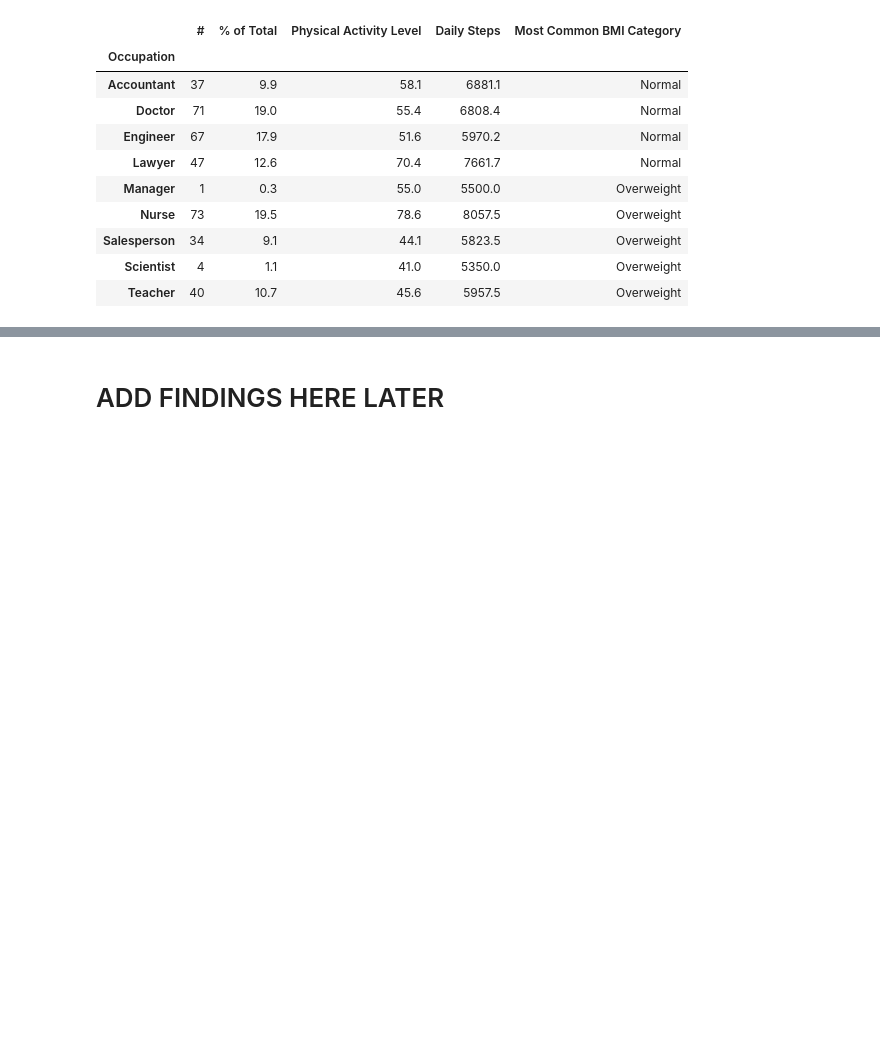
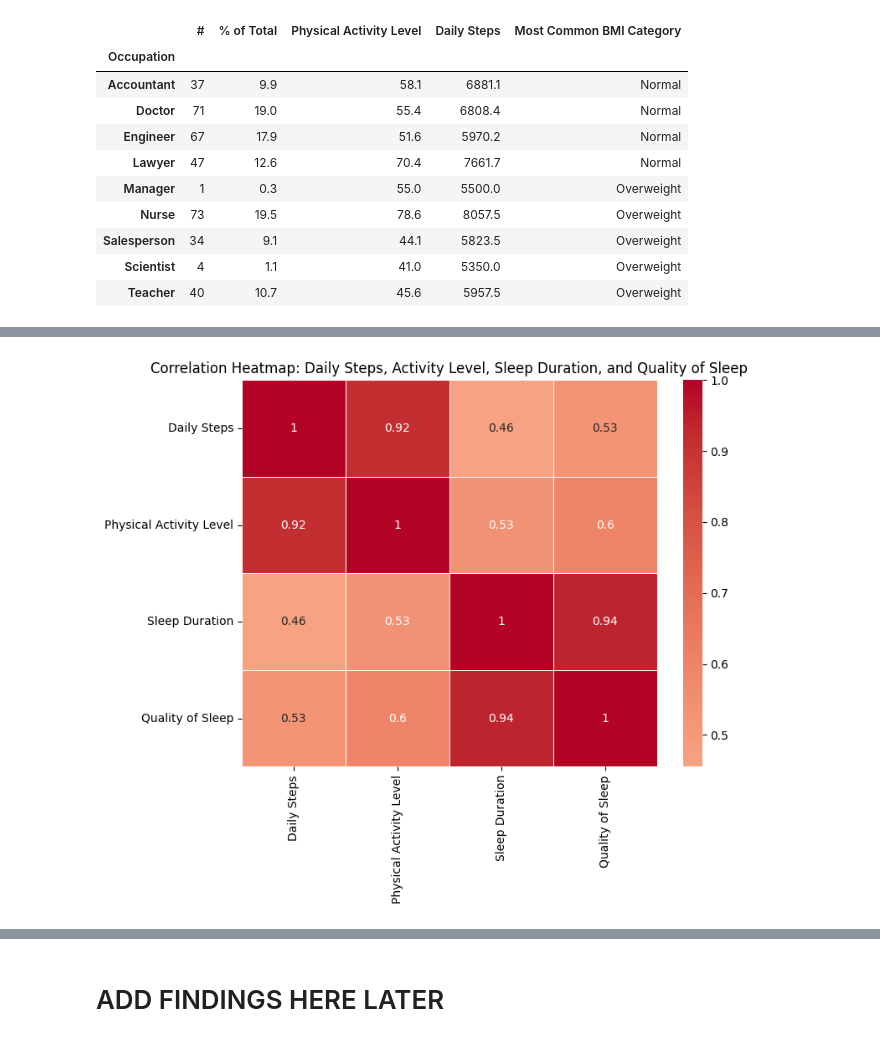
Before and after one commit to HunterTzou/DATA_110_FALL_2025, a Jupyter notebook: Tzou_Hunter_Sleep_Study.ipynb, the cells around one changed output, grey strips where cells are left out. Saved outputs shown, nothing was run; the diff lists cells and outputs as text; code cells hidden in the pictures; blank space fills up the shorter version.

```diff
--- a/Tzou_Hunter_Sleep_Study.ipynb
+++ b/Tzou_Hunter_Sleep_Study.ipynb
@@ -500,0 +587,43 @@ physical_summary.head(11)
+# %%
+# Scaling for Correlation Testing
+
+## AI Acknowledgement: I did not know how to normalize values, so I asked ChatGPT to show me how to do it.
+
+from sklearn.preprocessing import StandardScaler
+import pandas as pd
+import seaborn as sns
+import matplotlib.pyplot as plt
+
+df_scaled = df.copy()
+col_scale = ['Daily Steps', 'Physical Activity Level', 'Sleep Duration', 'Quality of Sleep']
+scaler = StandardScaler()
+df_scaled[col_scale] = scaler.fit_transform(df_scaled[col_scale]).round(2)
+
+activity_viz = (
+    df_scaled
+    .groupby('Occupation')[['Daily Steps', 'Physical Activity Level', 'Sleep Duration', 'Quality of Sleep']]
+    .mean()
+    .round(2)
+)
+
+activity_viz = activity_viz.sort_values(by='Quality of Sleep', ascending=False)
+
+# Visualizing Heat Map
+
+## AI Acknowledgement: I did not know how to create a heat map, so I asked ChatGPT to show me how to do it.
+
+plt.figure(figsize=(8, 6))
+correlation_matrix = activity_viz.corr()
+
+sns.heatmap(
+    correlation_matrix,
+    annot=True,
+    cmap='coolwarm',
+    center=0,
+    linewidths=0.5
+)
+
+plt.title("Correlation Heatmap: Daily Steps, Activity Level, Sleep Duration, and Quality of Sleep")
+plt.show()
+# %% [output]
+[figure, added]
```
Also changed, not shown: parts of 15 cells of this notebook.
